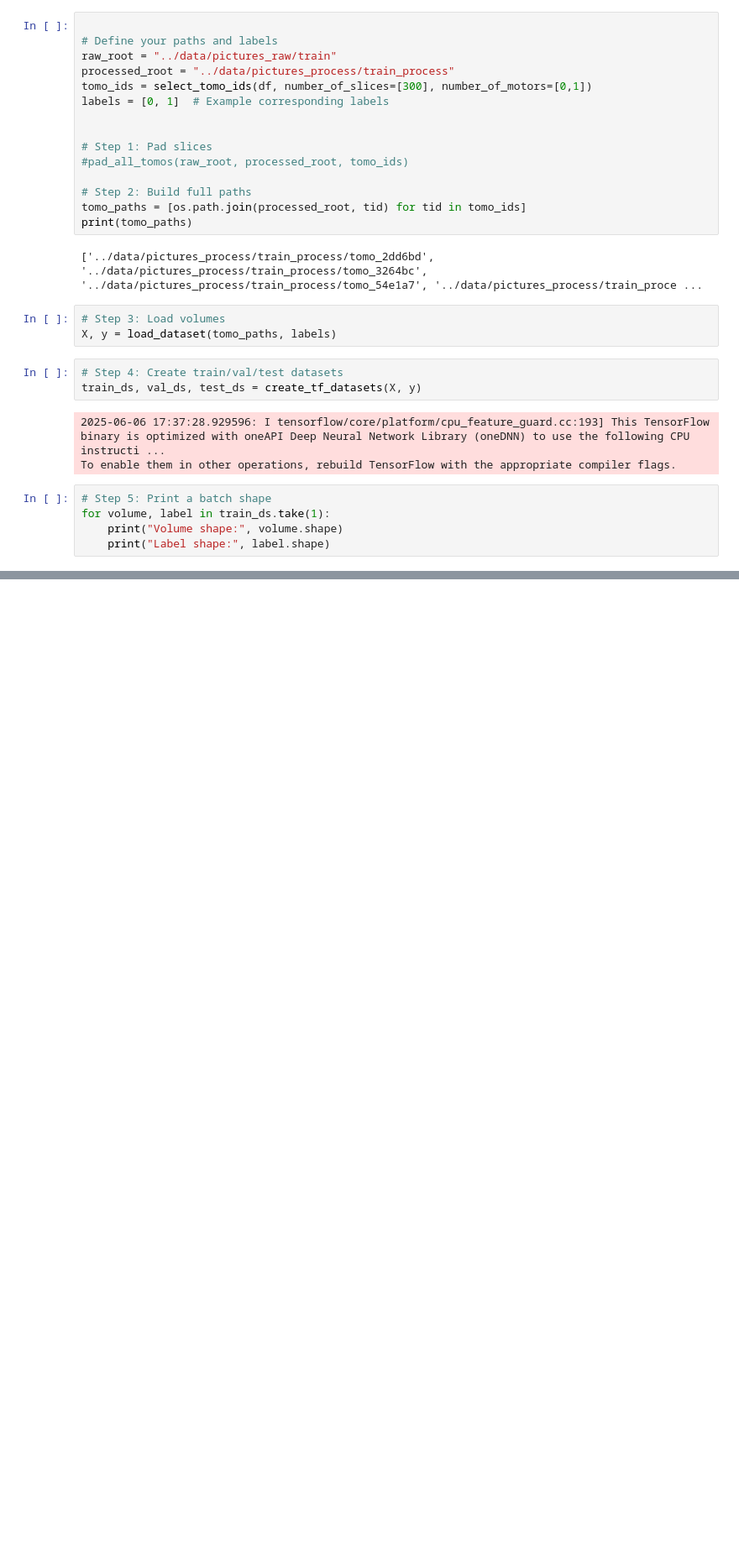
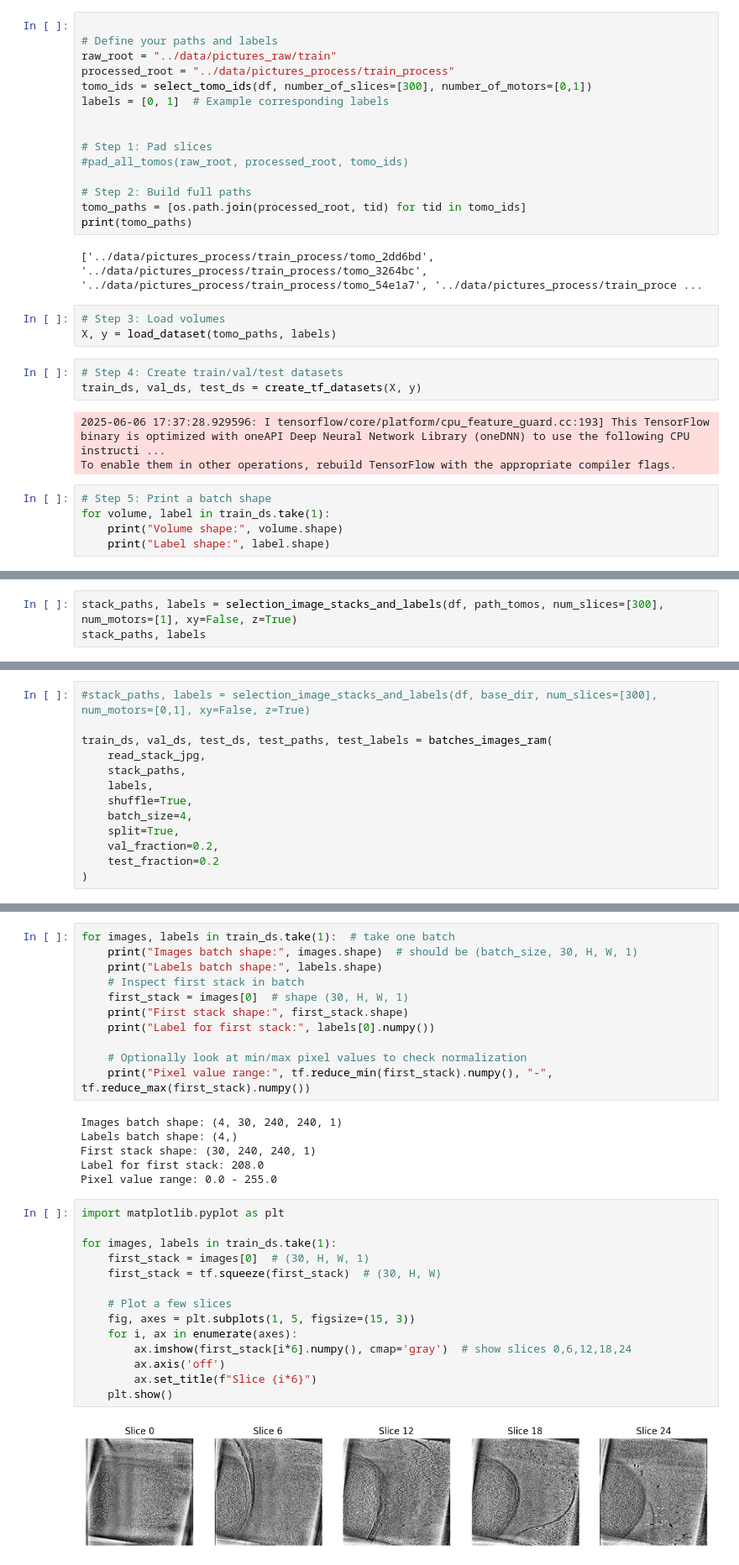
Before and after one commit to mc-will/BYU_Locating-Bacterial_Flagellar_Motors_2025, a Jupyter notebook: notebooks/BenedettaVeronesi_3D_mod_v_0_7.ipynb, the cells around one changed output, grey strips where cells are left out. Shown at 84% size. Cells and saved outputs as stored; diff of their text form; blank space fills up the shorter version.

```diff
--- a/notebooks/BenedettaVeronesi_3D_mod_v_0_7.ipynb
+++ b/notebooks/BenedettaVeronesi_3D_mod_v_0_7.ipynb
@@ -281,0 +284,3 @@ for volume, label in train_ds.take(1):
+# %%
+stack_paths, labels = selection_image_stacks_and_labels(df, path_tomos, num_slices=[300], num_motors=[1], xy=False, z=True)
+stack_paths, labels
@@ -281,0 +436,13 @@ for volume, label in train_ds.take(1):
+# %%
+#stack_paths, labels = selection_image_stacks_and_labels(df, base_dir, num_slices=[300], num_motors=[0,1], xy=False, z=True)
+
+train_ds, val_ds, test_ds, test_paths, test_labels = batches_images_ram(
+    read_stack_jpg,
+    stack_paths,
+    labels,
+    shuffle=True,
+    batch_size=4,
+    split=True,
+    val_fraction=0.2,
+    test_fraction=0.2
+)
@@ -281,0 +455,33 @@ for volume, label in train_ds.take(1):
+# %%
+for images, labels in train_ds.take(1):  # take one batch
+    print("Images batch shape:", images.shape)  # should be (batch_size, 30, H, W, 1)
+    print("Labels batch shape:", labels.shape)
+    # Inspect first stack in batch
+    first_stack = images[0]  # shape (30, H, W, 1)
+    print("First stack shape:", first_stack.shape)
+    print("Label for first stack:", labels[0].numpy())
+
+    # Optionally look at min/max pixel values to check normalization
+    print("Pixel value range:", tf.reduce_min(first_stack).numpy(), "-", tf.reduce_max(first_stack).numpy())
+# %% [output]
+Images batch shape: (4, 30, 240, 240, 1)
+Labels batch shape: (4,)
+First stack shape: (30, 240, 240, 1)
+Label for first stack: 208.0
+Pixel value range: 0.0 - 255.0
+# %%
+import matplotlib.pyplot as plt
+
+for images, labels in train_ds.take(1):
+    first_stack = images[0]  # (30, H, W, 1)
+    first_stack = tf.squeeze(first_stack)  # (30, H, W)
+
+    # Plot a few slices
+    fig, axes = plt.subplots(1, 5, figsize=(15, 3))
+    for i, ax in enumerate(axes):
+        ax.imshow(first_stack[i*6].numpy(), cmap='gray')  # show slices 0,6,12,18,24
+        ax.axis('off')
+        ax.set_title(f"Slice {i*6}")
+    plt.show()
+# %% [output]
+[figure, added]
```
Also changed, not shown: parts of 22 cells of this notebook, 6 other files.
